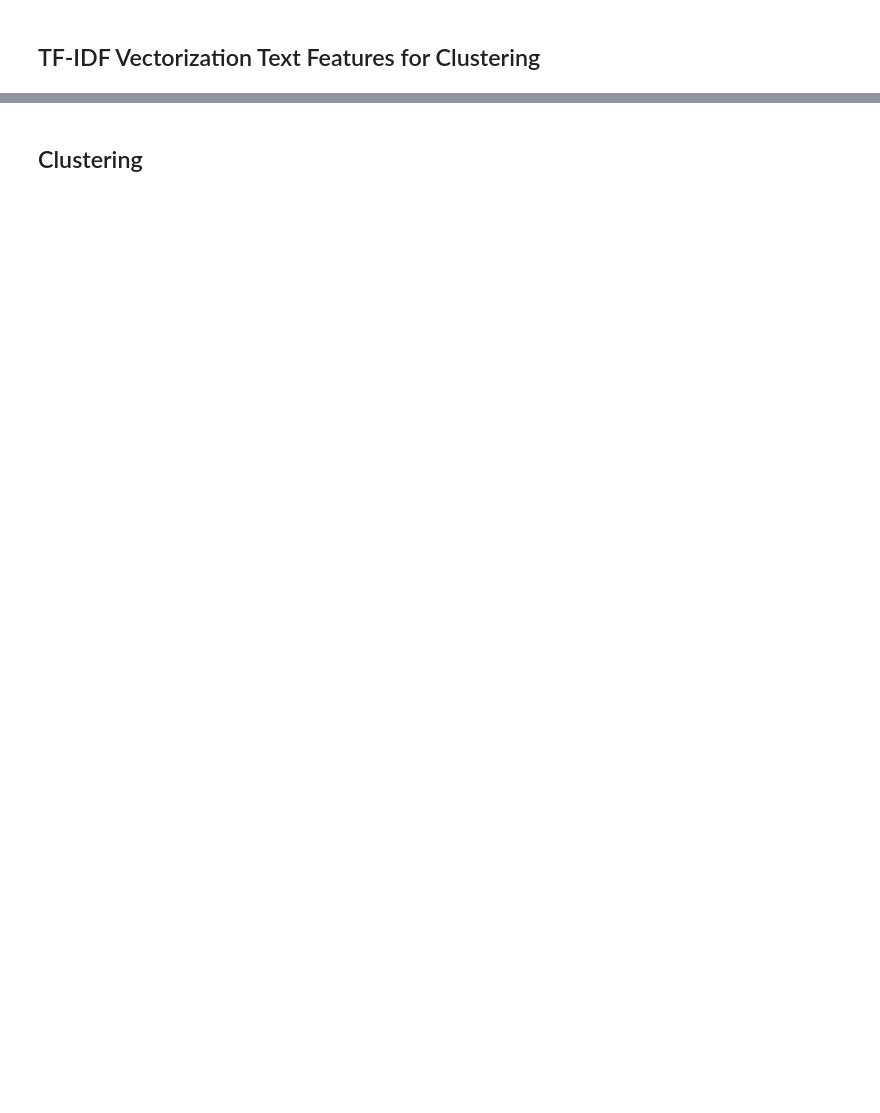
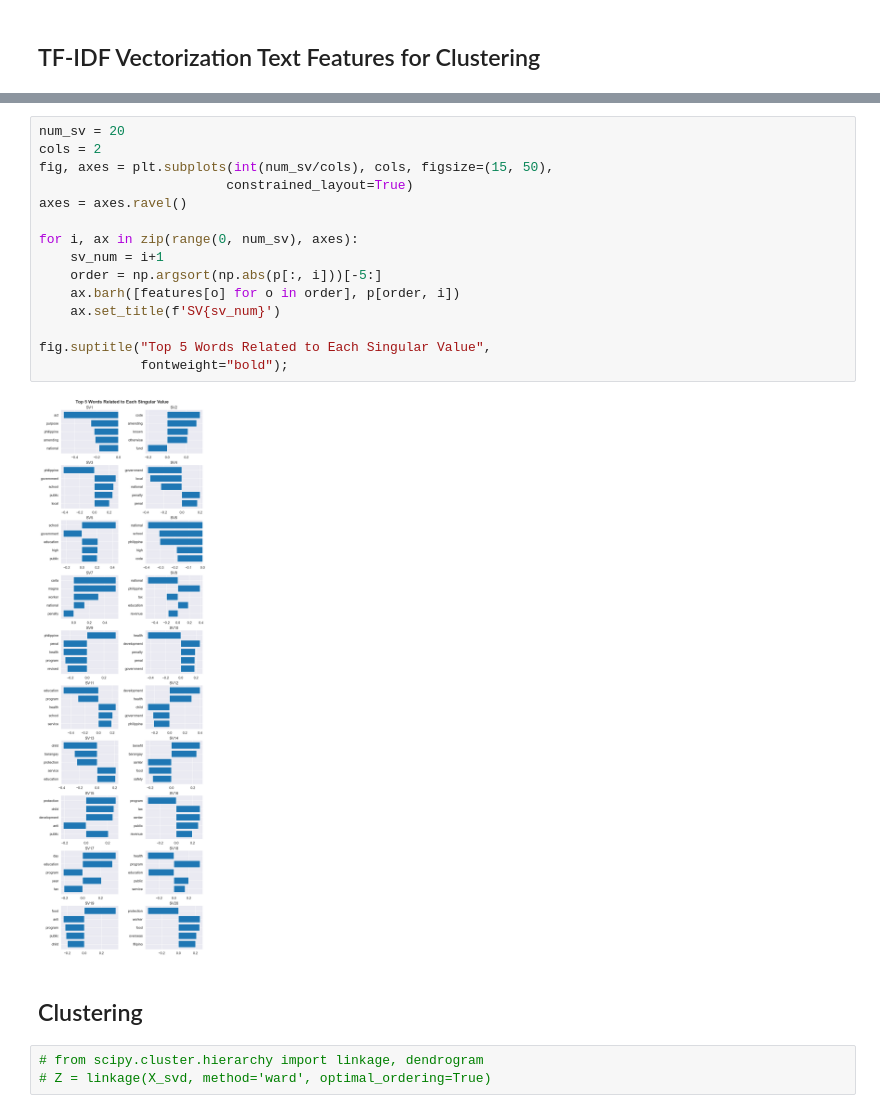
Before and after one commit to May-nerd/dmw-ml-final-project, a Jupyter notebook: data_cleaning/data_building_and_cleaning_with_vectorization.ipynb, the cells around one changed output, grey strips where cells are left out. Saved outputs shown, nothing was run; the diff lists cells and outputs as text; blank space fills up the shorter version.

Commit message:
Added clusters

```diff
--- a/data_cleaning/data_building_and_cleaning_with_vectorization.ipynb
+++ b/data_cleaning/data_building_and_cleaning_with_vectorization.ipynb
@@ -314,2 +393,22 @@ print(X.shape)
+# %%
+num_sv = 20
+cols = 2
+fig, axes = plt.subplots(int(num_sv/cols), cols, figsize=(15, 50),
+                        constrained_layout=True)
+axes = axes.ravel()
+
+for i, ax in zip(range(0, num_sv), axes):
+    sv_num = i+1
+    order = np.argsort(np.abs(p[:, i]))[-5:]
+    ax.barh([features[o] for o in order], p[order, i])
+    ax.set_title(f'SV{sv_num}')
+
+fig.suptitle("Top 5 Words Related to Each Singular Value",
+             fontweight="bold");
+# %% [output]
+[figure, added]
 # %% [markdown]
 ## Clustering
+# %%
+# from scipy.cluster.hierarchy import linkage, dendrogram
+# Z = linkage(X_svd, method='ward', optimal_ordering=True)
```
Also changed, not shown: parts of 31 cells of this notebook, 3 other files.
